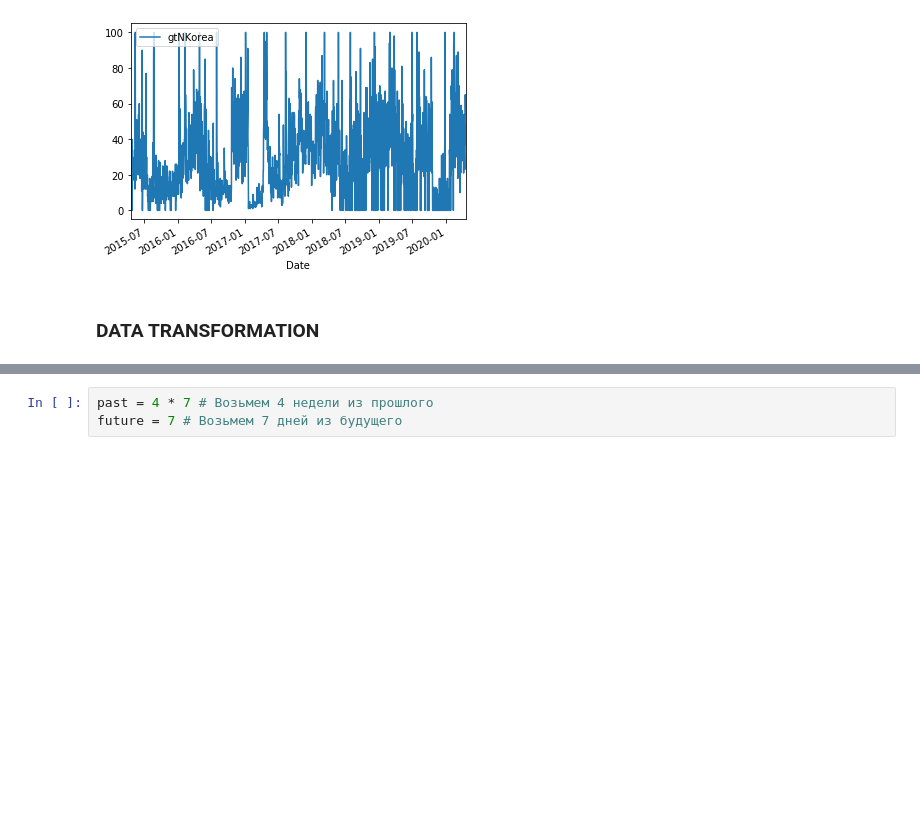
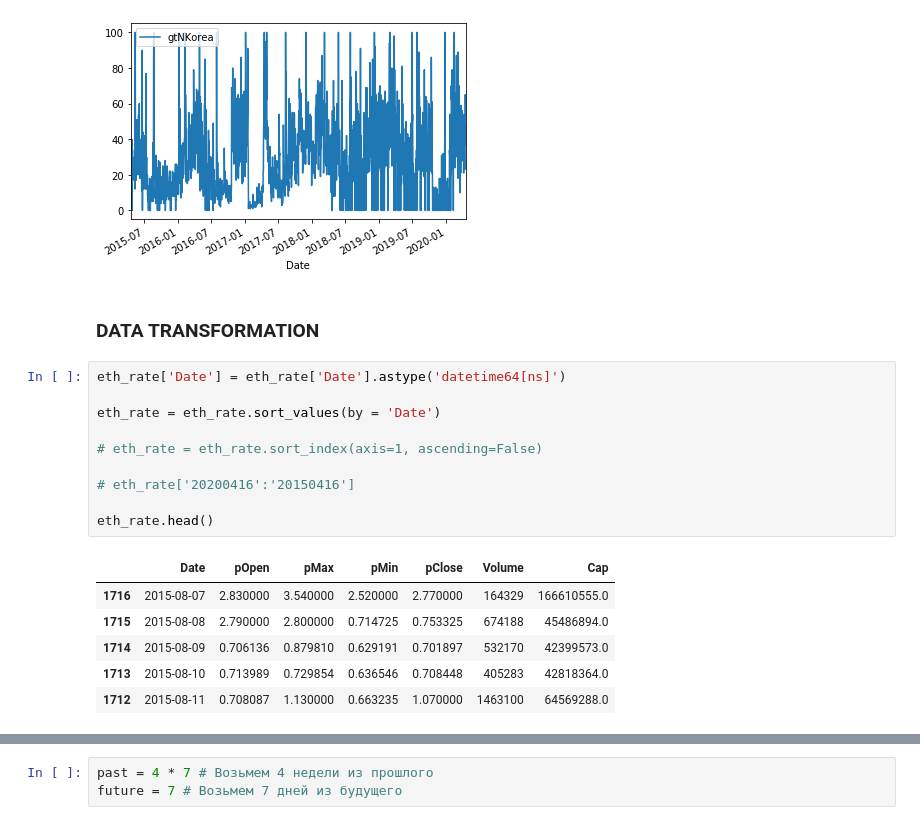
Before and after one commit to petrenkosv/data-science-school, a Jupyter notebook: Data Science - practice/Data Science BTC.ipynb, the cells around one changed output, grey strips where cells are left out. Drawn from its saved outputs; the diff is of its cells as text; blank space fills up the shorter version.

```diff
--- a/Data Science - practice/Data Science BTC.ipynb
+++ b/Data Science - practice/Data Science BTC.ipynb
@@ -98,3 +98,20 @@ plt.show()
 [figure]
 # %% [markdown]
 ### DATA TRANSFORMATION
+# %%
+eth_rate['Date'] = eth_rate['Date'].astype('datetime64[ns]')
+
+eth_rate = eth_rate.sort_values(by = 'Date')
+
+# eth_rate = eth_rate.sort_index(axis=1, ascending=False)
+
+# eth_rate['20200416':'20150416']
+
+eth_rate.head()
+# %% [output]
+|  | Date | pOpen | pMax | pMin | pClose | Volume | Cap |
+| 1716 | 2015-08-07 | 2.830000 | 3.540000 | 2.520000 | 2.770000 | 164329 | 166610555.0 |
+| 1715 | 2015-08-08 | 2.790000 | 2.800000 | 0.714725 | 0.753325 | 674188 | 45486894.0 |
+| 1714 | 2015-08-09 | 0.706136 | 0.879810 | 0.629191 | 0.701897 | 532170 | 42399573.0 |
+| 1713 | 2015-08-10 | 0.713989 | 0.729854 | 0.636546 | 0.708448 | 405283 | 42818364.0 |
+| 1712 | 2015-08-11 | 0.708087 | 1.130000 | 0.663235 | 1.070000 | 1463100 | 64569288.0 |
```
Also changed, not shown: parts of 4 cells of this notebook, 2 other files.
